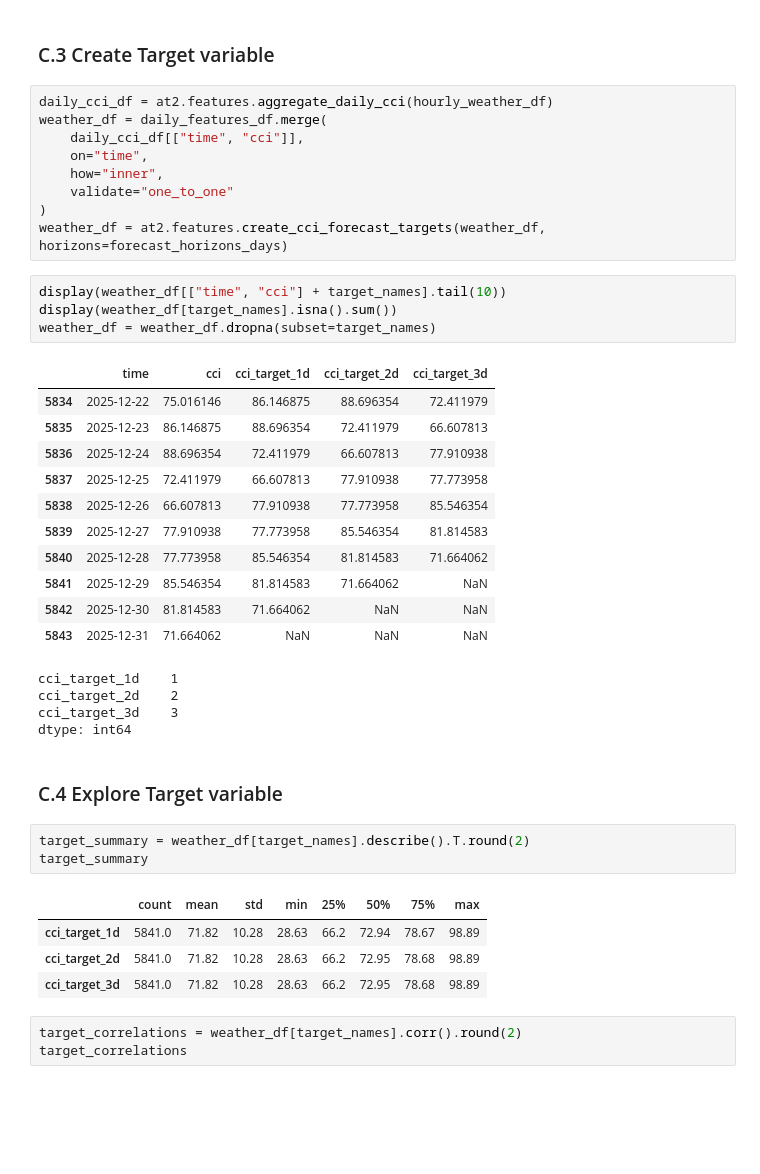
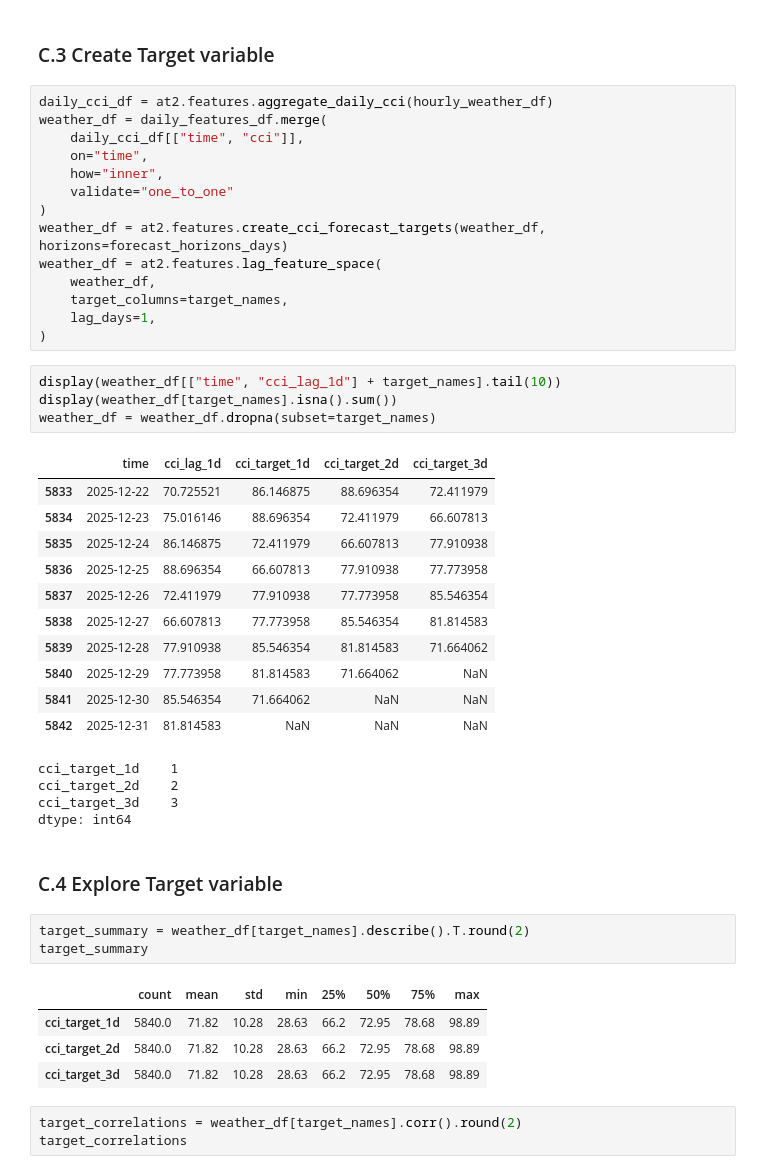
Before and after one commit to RP28/36120-26SP-AT2-26294153-experiments, a Jupyter notebook: notebooks/comfort_climate/36120_26SP_AT2_26294153_experiment_1.ipynb, the cells around one changed output. Saved outputs shown, nothing was run; the diff lists cells and outputs as text; blank space fills up the shorter version.

Commit message:
fixed data leakage by shifting input space a day prior

```diff
--- a/notebooks/comfort_climate/36120_26SP_AT2_26294153_experiment_1.ipynb
+++ b/notebooks/comfort_climate/36120_26SP_AT2_26294153_experiment_1.ipynb
@@ -245,22 +246,27 @@ weather_df = daily_features_df.merge(
     validate="one_to_one"
 )
 weather_df = at2.features.create_cci_forecast_targets(weather_df, horizons=forecast_horizons_days)
+weather_df = at2.features.lag_feature_space(
+    weather_df,
+    target_columns=target_names,
+    lag_days=1,
+)
 # %%
-display(weather_df[["time", "cci"] + target_names].tail(10))
+display(weather_df[["time", "cci_lag_1d"] + target_names].tail(10))
 display(weather_df[target_names].isna().sum())
 weather_df = weather_df.dropna(subset=target_names)
 # %% [output]
-|  | time | cci | cci_target_1d | cci_target_2d | cci_target_3d |
-| 5834 | 2025-12-22 | 75.016146 | 86.146875 | 88.696354 | 72.411979 |
-| 5835 | 2025-12-23 | 86.146875 | 88.696354 | 72.411979 | 66.607813 |
-| 5836 | 2025-12-24 | 88.696354 | 72.411979 | 66.607813 | 77.910938 |
-| 5837 | 2025-12-25 | 72.411979 | 66.607813 | 77.910938 | 77.773958 |
-| 5838 | 2025-12-26 | 66.607813 | 77.910938 | 77.773958 | 85.546354 |
-| 5839 | 2025-12-27 | 77.910938 | 77.773958 | 85.546354 | 81.814583 |
-| 5840 | 2025-12-28 | 77.773958 | 85.546354 | 81.814583 | 71.664062 |
-| 5841 | 2025-12-29 | 85.546354 | 81.814583 | 71.664062 | NaN |
-| 5842 | 2025-12-30 | 81.814583 | 71.664062 | NaN | NaN |
-| 5843 | 2025-12-31 | 71.664062 | NaN | NaN | NaN |
+|  | time | cci_lag_1d | cci_target_1d | cci_target_2d | cci_target_3d |
+| 5833 | 2025-12-22 | 70.725521 | 86.146875 | 88.696354 | 72.411979 |
+| 5834 | 2025-12-23 | 75.016146 | 88.696354 | 72.411979 | 66.607813 |
+| 5835 | 2025-12-24 | 86.146875 | 72.411979 | 66.607813 | 77.910938 |
+| 5836 | 2025-12-25 | 88.696354 | 66.607813 | 77.910938 | 77.773958 |
+| 5837 | 2025-12-26 | 72.411979 | 77.910938 | 77.773958 | 85.546354 |
+| 5838 | 2025-12-27 | 66.607813 | 77.773958 | 85.546354 | 81.814583 |
+| 5839 | 2025-12-28 | 77.910938 | 85.546354 | 81.814583 | 71.664062 |
+| 5840 | 2025-12-29 | 77.773958 | 81.814583 | 71.664062 | NaN |
+| 5841 | 2025-12-30 | 85.546354 | 71.664062 | NaN | NaN |
+| 5842 | 2025-12-31 | 81.814583 | NaN | NaN | NaN |
 cci_target_1d    1
 cci_target_2d    2
 cci_target_3d    3
@@ -272,9 +278,9 @@ target_summary = weather_df[target_names].describe().T.round(2)
 target_summary
 # %% [output]
 |  | count | mean | std | min | 25% | 50% | 75% | max |
-| cci_target_1d | 5841.0 | 71.82 | 10.28 | 28.63 | 66.2 | 72.94 | 78.67 | 98.89 |
-| cci_target_2d | 5841.0 | 71.82 | 10.28 | 28.63 | 66.2 | 72.95 | 78.68 | 98.89 |
-| cci_target_3d | 5841.0 | 71.82 | 10.28 | 28.63 | 66.2 | 72.95 | 78.68 | 98.89 |
+| cci_target_1d | 5840.0 | 71.82 | 10.28 | 28.63 | 66.2 | 72.95 | 78.68 | 98.89 |
+| cci_target_2d | 5840.0 | 71.82 | 10.28 | 28.63 | 66.2 | 72.95 | 78.68 | 98.89 |
+| cci_target_3d | 5840.0 | 71.82 | 10.28 | 28.63 | 66.2 | 72.95 | 78.68 | 98.89 |
 # %%
 target_correlations = weather_df[target_names].corr().round(2)
 target_correlations
```
Also changed, not shown: parts of 8 cells of this notebook, 1 other file.
